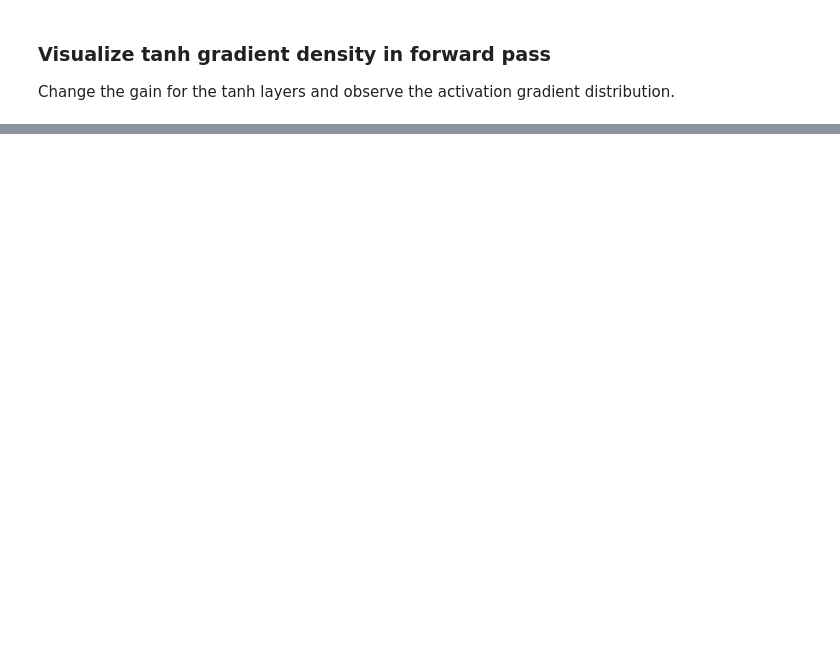
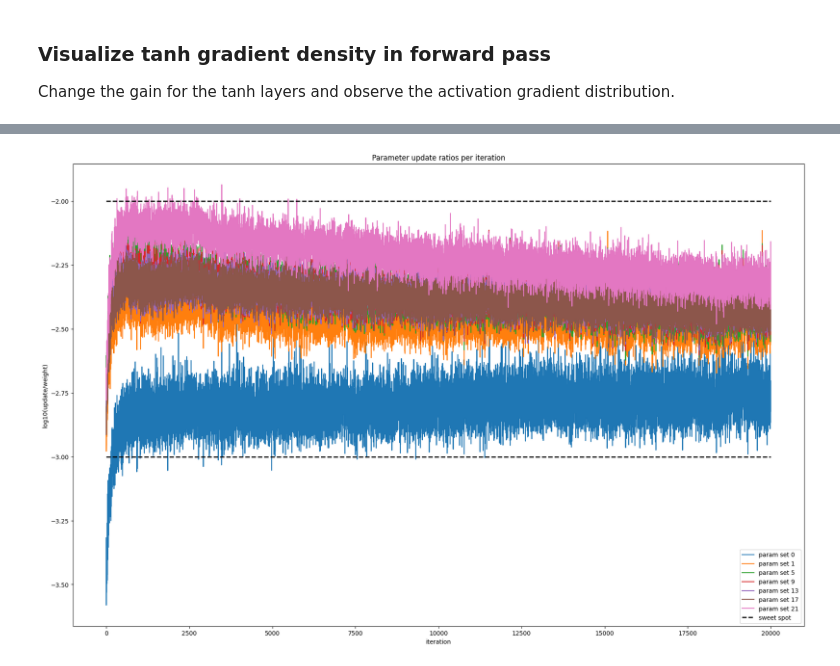
Before and after one commit to VihangaFTW/deep-learning, a Jupyter notebook: spoticore/src/spoticore/spoticore_p2_torch.ipynb, the cells around one changed output, grey strips where cells are left out. Drawn from its saved outputs; the diff is of its cells as text; code cells hidden in the pictures; blank space fills up the shorter version.

```diff
--- a/spoticore/src/spoticore/spoticore_p2_torch.ipynb
+++ b/spoticore/src/spoticore/spoticore_p2_torch.ipynb
@@ -407,0 +526,24 @@ weight  (100, 37) | mean -0.000000  | std 2.088258e-02 | grad:data ratio 1.58241
+# %%
+plt.figure(figsize=(22, 14))
+legends = []
+
+for i, p in enumerate(params):
+    if p.ndim == 2:
+        label = f"param set {i}"
+        udr_values = [update_ratios[j][i] for j in range(len(update_ratios))]
+        plt.plot(range(len(udr_values)), udr_values, label=label)
+        legends.append(label)
+
+
+# Define sweet spot range for stable training.
+plt.plot([0, len(update_ratios)], [-3, -3], "k--", linewidth=2, label="min ratio")
+
+plt.plot([0, len(update_ratios)], [-2, -2], "k--", linewidth=2, label="max ratio")
+legends.append("sweet spot")
+
+plt.legend(legends)
+plt.xlabel("iteration")
+plt.ylabel("log10(update/weight)")
+plt.title("Parameter update ratios per iteration");
+# %% [output]
+[figure, added]
```
Also changed, not shown: parts of 14 cells of this notebook.
